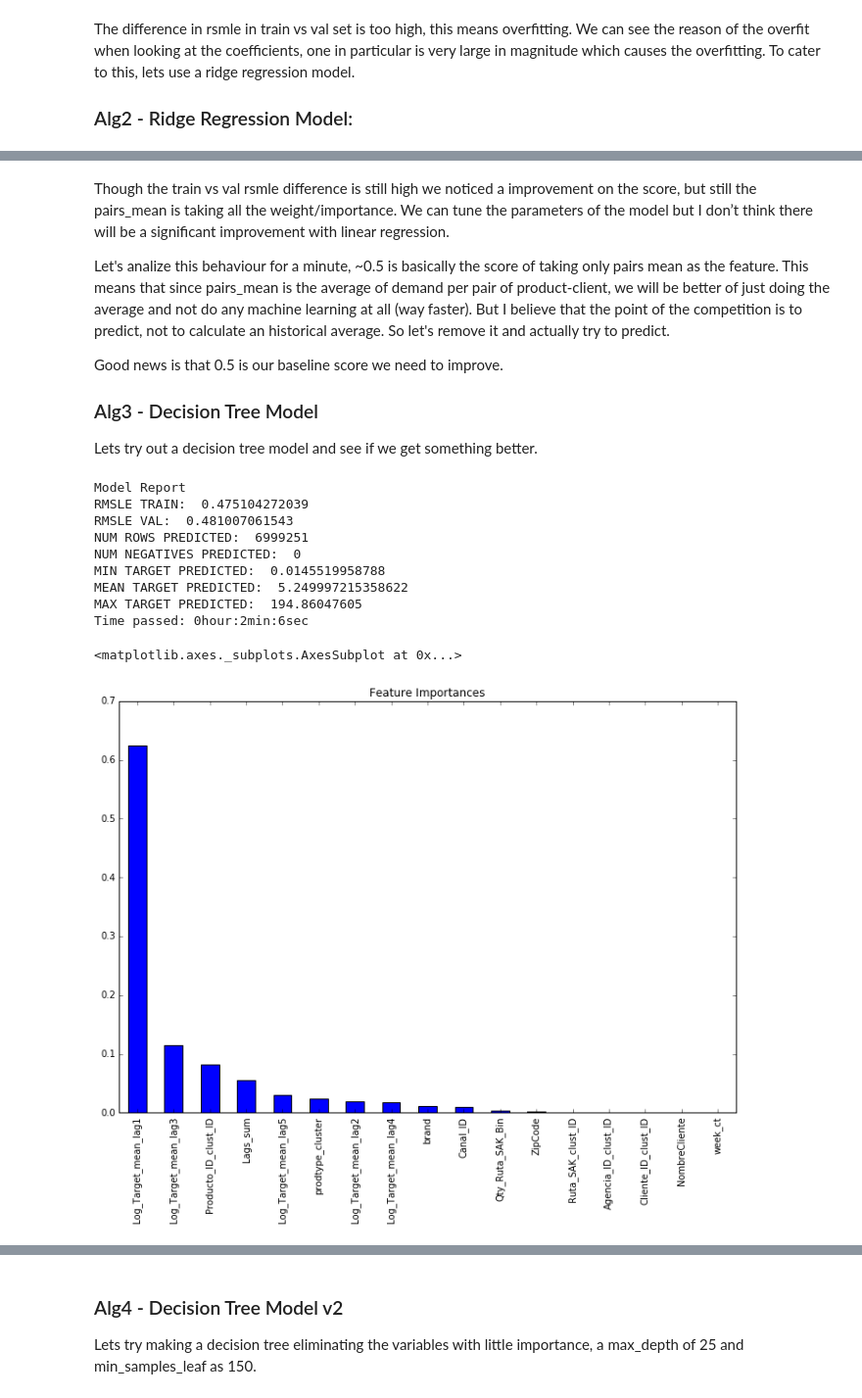
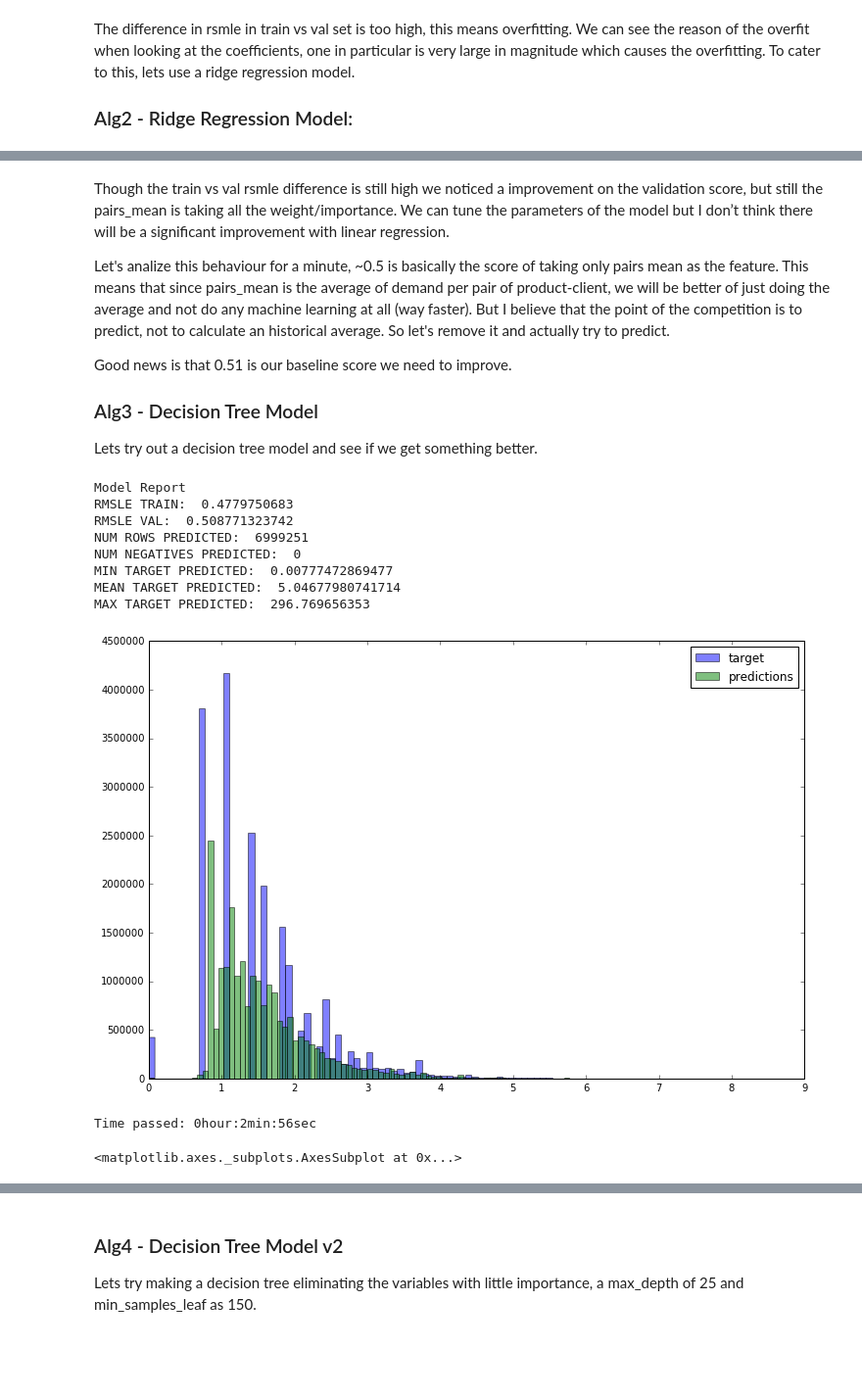
Before and after one commit to pablomarin/kaggle-bimbo, a Jupyter notebook: Step2-Modeling-SciKit-Learn.ipynb, the cells around one changed output, grey strips where cells are left out. Shown at 98% size. Drawn from its saved outputs; the diff is of its cells as text; code cells hidden in the pictures; blank space fills up the shorter version.

```diff
--- a/Step2-Modeling-SciKit-Learn.ipynb
+++ b/Step2-Modeling-SciKit-Learn.ipynb
@@ -223,42 +221,34 @@ Time passed: 0hour:0min:47sec
 # %% [markdown]
-Though the train vs val rsmle difference is still high we noticed a improvement on the score, but still  the pairs_mean is taking all the weight/importance. We can tune the parameters of the model  but I don’t think there will be a significant improvement with linear regression.
+Though the train vs val rsmle difference is still high we noticed a improvement on the validation score, but still  the pairs_mean is taking all the weight/importance. We can tune the parameters of the model  but I don’t think there will be a significant improvement with linear regression.
 
 Let's analize this behaviour for a minute, ~0.5 is basically the score of taking only pairs mean as the feature. This means that since pairs_mean is the average of demand per pair of product-client, we will be better of just doing the average and not do any machine learning at all (way faster). But I believe that the point of the competition is to predict, not to calculate an historical average. So let's remove it and actually try to predict.
 
-Good news is that 0.5 is our baseline score we need to improve.
+Good news is that 0.51 is our baseline score we need to improve.
 
 ### Alg3 - Decision Tree Model
 
 Lets try out a decision tree model and see if we get something better.
 # %%
-from sklearn.tree import DecisionTreeRegressor
-predictors = ['Canal_ID', 'Log_Target_mean_lag1', 'Log_Target_mean_lag2', 'Log_Target_mean_lag3', 'Log_Target_mean_lag4',
-              'Log_Target_mean_lag5','Lags_sum', 'brand', 'prodtype_cluster', 'Qty_Ruta_SAK_Bin', 'ZipCode', 'week_ct',
-              'NombreCliente', 'Producto_ID_clust_ID', 'Ruta_SAK_clust_ID', 'Agencia_ID_clust_ID', 'Cliente_ID_clust_ID']
+predictors = [x for x in train.columns if x not in [target]+[IDcol]]
+predictors.remove('pairs_mean')
 
 model = DecisionTreeRegressor(max_depth=15, min_samples_leaf=100)
 tic()
-modelfit(model, train, val, test, predictors, target, IDcol, 'alg3_{}.csv'.format(sufix).csv)
+modelfit(model, train, val, test, predictors, target, IDcol, 'alg3_{}.csv'.format(sufix))
 tac()
 
 #Plot Coeficients importance
 coef = pd.Series(model.feature_importances_, predictors).sort_values(ascending=False)
 coef.plot(kind='bar', title='Feature Importances')
-
-#Plot Histogram of target and prediction distributions
-plt.hist(val['log_target'], 100, alpha=0.5, label='target')
-plt.hist(val['predictions'], 100, alpha=0.5, label='predictions')
-plt.legend(loc='upper right')
-plt.show()
 # %% [output]
 Model Report
-RMSLE TRAIN:  0.475104272039
-RMSLE VAL:  0.481007061543
+RMSLE TRAIN:  0.4779750683
+RMSLE VAL:  0.508771323742
 NUM ROWS PREDICTED:  6999251
 NUM NEGATIVES PREDICTED:  0
-MIN TARGET PREDICTED:  0.0145519958788
-MEAN TARGET PREDICTED:  5.249997215358622
-MAX TARGET PREDICTED:  194.86047605
-Time passed: 0hour:2min:6sec
+MIN TARGET PREDICTED:  0.00777472869477
+MEAN TARGET PREDICTED:  5.04677980741714
+MAX TARGET PREDICTED:  296.769656353
+[figure, new version]
-<matplotlib.axes._subplots.AxesSubplot at 0x...>
+Time passed: 0hour:2min:56sec
-[figure, old version]
+<matplotlib.axes._subplots.AxesSubplot at 0x...>
```
Also changed, not shown: parts of 10 cells of this notebook, 4 other files.
